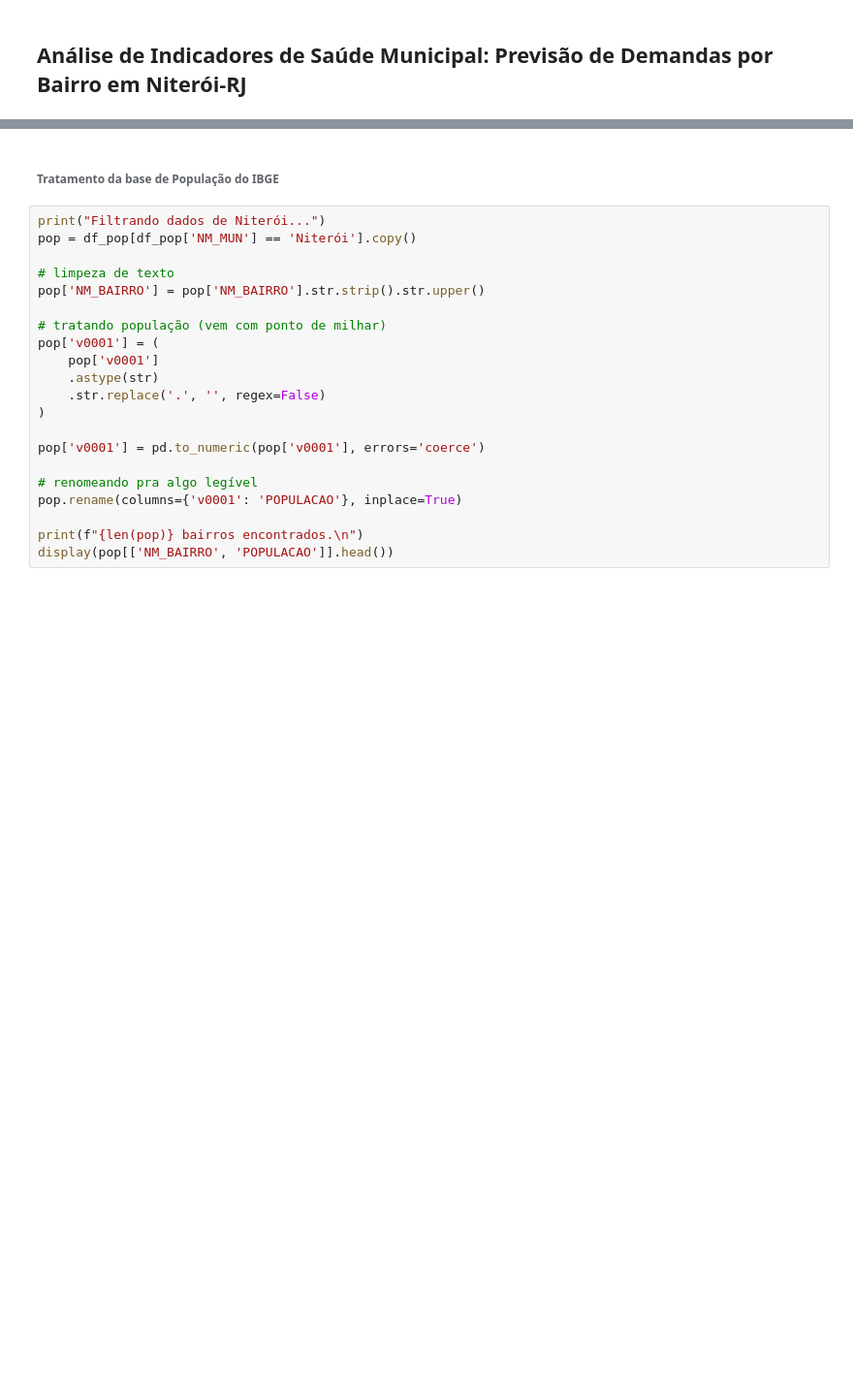
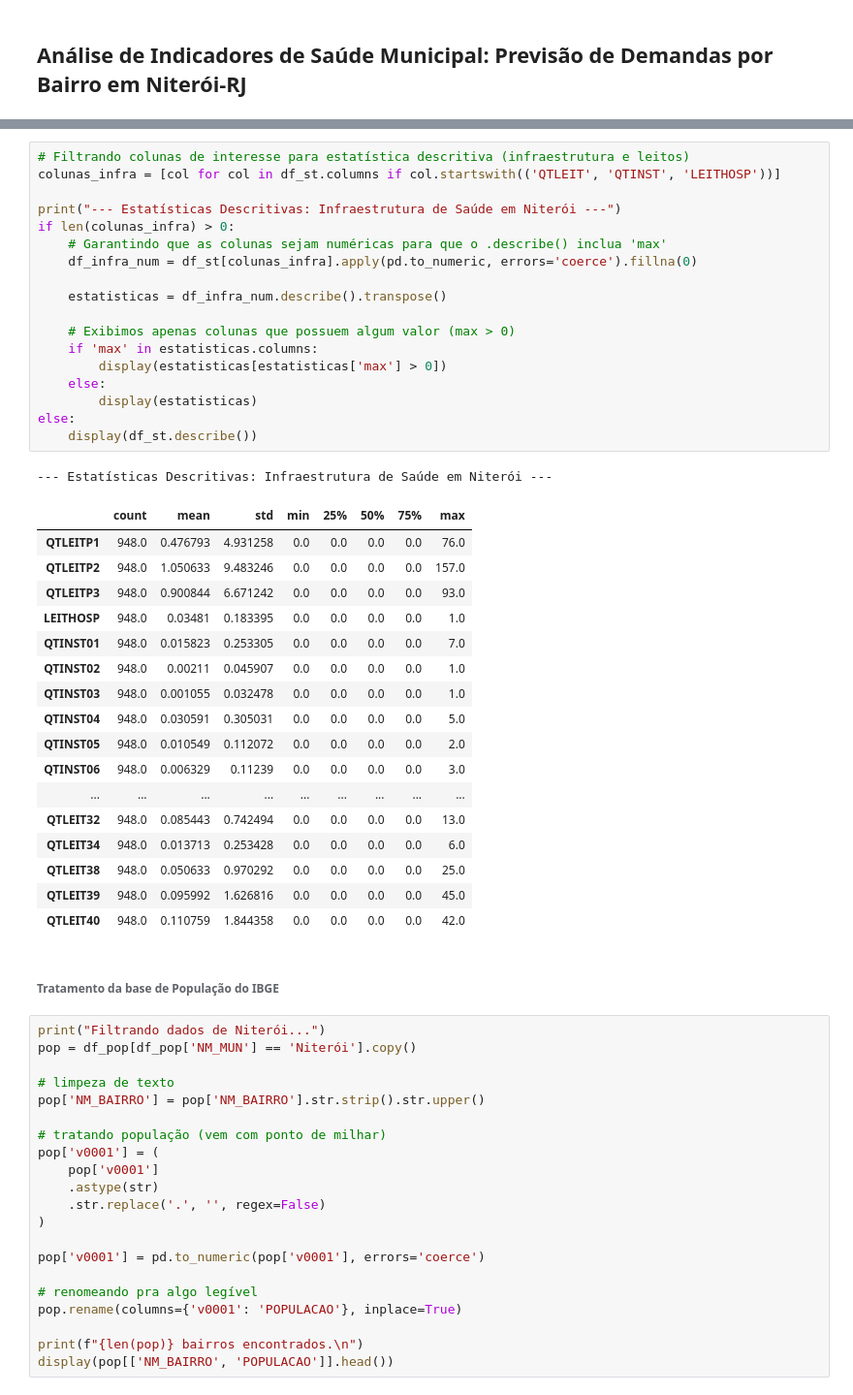
Before and after one commit to maurocollin/bigdata-saude-niteroi, a Jupyter notebook: Tópicos_de_Big_Data_em_Python.ipynb, the cells around one changed output, grey strips where cells are left out. Shown at 97% size. Drawn from its saved outputs; the diff is of its cells as text; blank space fills up the shorter version.

```diff
--- a/Tópicos_de_Big_Data_em_Python.ipynb
+++ b/Tópicos_de_Big_Data_em_Python.ipynb
@@ -27,6 +32,43 @@ print("Arquivos ok.\n")
 # %% [output]
 Carregando arquivos...
 Arquivos ok.
+# %%
+# Filtrando colunas de interesse para estatística descritiva (infraestrutura e leitos)
+colunas_infra = [col for col in df_st.columns if col.startswith(('QTLEIT', 'QTINST', 'LEITHOSP'))]
+
+print("--- Estatísticas Descritivas: Infraestrutura de Saúde em Niterói ---")
+if len(colunas_infra) > 0:
+    # Garantindo que as colunas sejam numéricas para que o .describe() inclua 'max'
+    df_infra_num = df_st[colunas_infra].apply(pd.to_numeric, errors='coerce').fillna(0)
+
+    estatisticas = df_infra_num.describe().transpose()
+
+    # Exibimos apenas colunas que possuem algum valor (max > 0)
+    if 'max' in estatisticas.columns:
+        display(estatisticas[estatisticas['max'] > 0])
+    else:
+        display(estatisticas)
+else:
+    display(df_st.describe())
+# %% [output]
+--- Estatísticas Descritivas: Infraestrutura de Saúde em Niterói ---
+|  | count | mean | std | min | 25% | 50% | 75% | max |
+| QTLEITP1 | 948.0 | 0.476793 | 4.931258 | 0.0 | 0.0 | 0.0 | 0.0 | 76.0 |
+| QTLEITP2 | 948.0 | 1.050633 | 9.483246 | 0.0 | 0.0 | 0.0 | 0.0 | 157.0 |
+| QTLEITP3 | 948.0 | 0.900844 | 6.671242 | 0.0 | 0.0 | 0.0 | 0.0 | 93.0 |
+| LEITHOSP | 948.0 | 0.03481 | 0.183395 | 0.0 | 0.0 | 0.0 | 0.0 | 1.0 |
+| QTINST01 | 948.0 | 0.015823 | 0.253305 | 0.0 | 0.0 | 0.0 | 0.0 | 7.0 |
+| QTINST02 | 948.0 | 0.00211 | 0.045907 | 0.0 | 0.0 | 0.0 | 0.0 | 1.0 |
+| QTINST03 | 948.0 | 0.001055 | 0.032478 | 0.0 | 0.0 | 0.0 | 0.0 | 1.0 |
+| QTINST04 | 948.0 | 0.030591 | 0.305031 | 0.0 | 0.0 | 0.0 | 0.0 | 5.0 |
+| QTINST05 | 948.0 | 0.010549 | 0.112072 | 0.0 | 0.0 | 0.0 | 0.0 | 2.0 |
+| QTINST06 | 948.0 | 0.006329 | 0.11239 | 0.0 | 0.0 | 0.0 | 0.0 | 3.0 |
+| ... | ... | ... | ... | ... | ... | ... | ... | ... |
+| QTLEIT32 | 948.0 | 0.085443 | 0.742494 | 0.0 | 0.0 | 0.0 | 0.0 | 13.0 |
+| QTLEIT34 | 948.0 | 0.013713 | 0.253428 | 0.0 | 0.0 | 0.0 | 0.0 | 6.0 |
+| QTLEIT38 | 948.0 | 0.050633 | 0.970292 | 0.0 | 0.0 | 0.0 | 0.0 | 25.0 |
+| QTLEIT39 | 948.0 | 0.095992 | 1.626816 | 0.0 | 0.0 | 0.0 | 0.0 | 45.0 |
+| QTLEIT40 | 948.0 | 0.110759 | 1.844358 | 0.0 | 0.0 | 0.0 | 0.0 | 42.0 |
 # %% [markdown]
 ###### Tratamento da base de População do IBGE
 # %%
```
Also changed, not shown: parts of 5 cells of this notebook.
